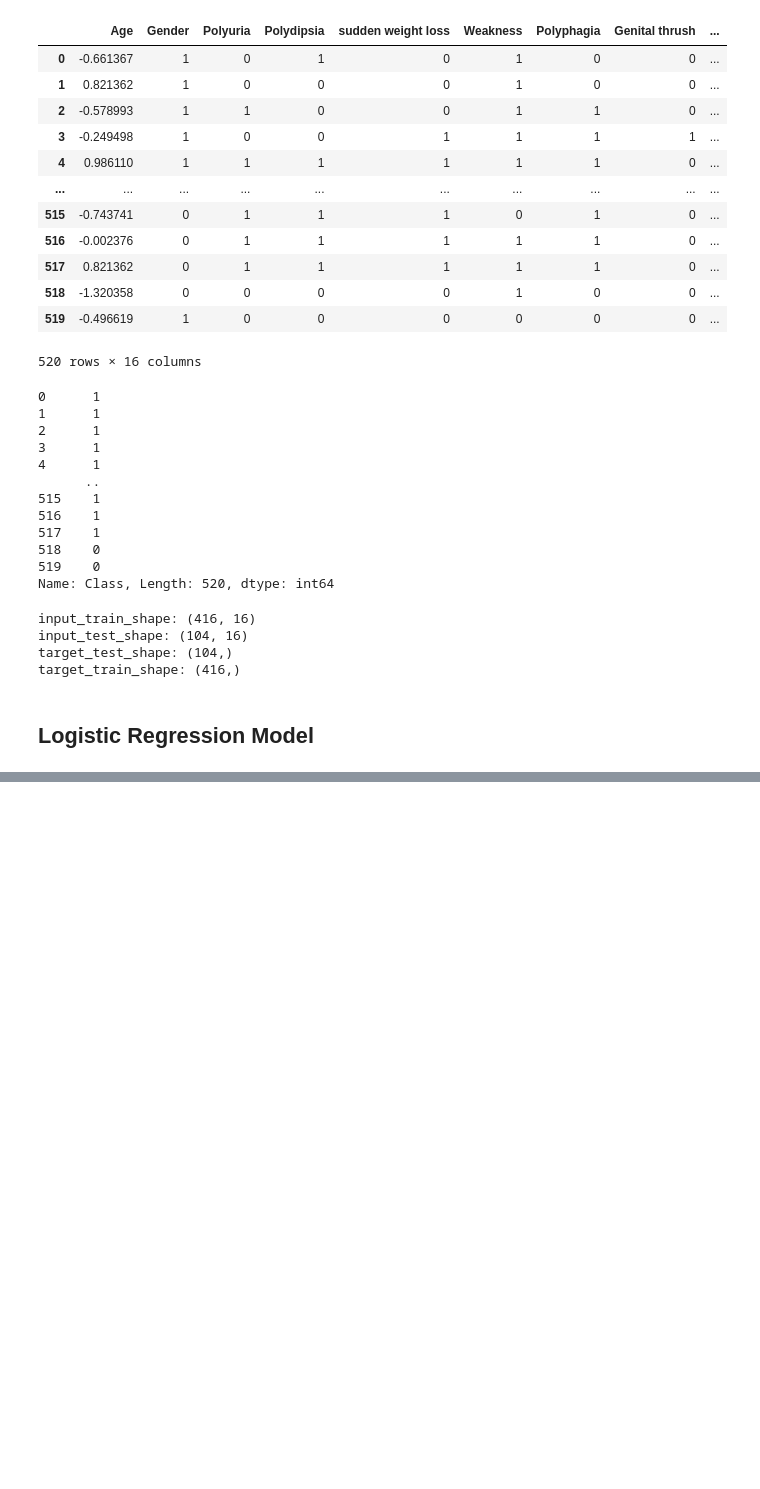
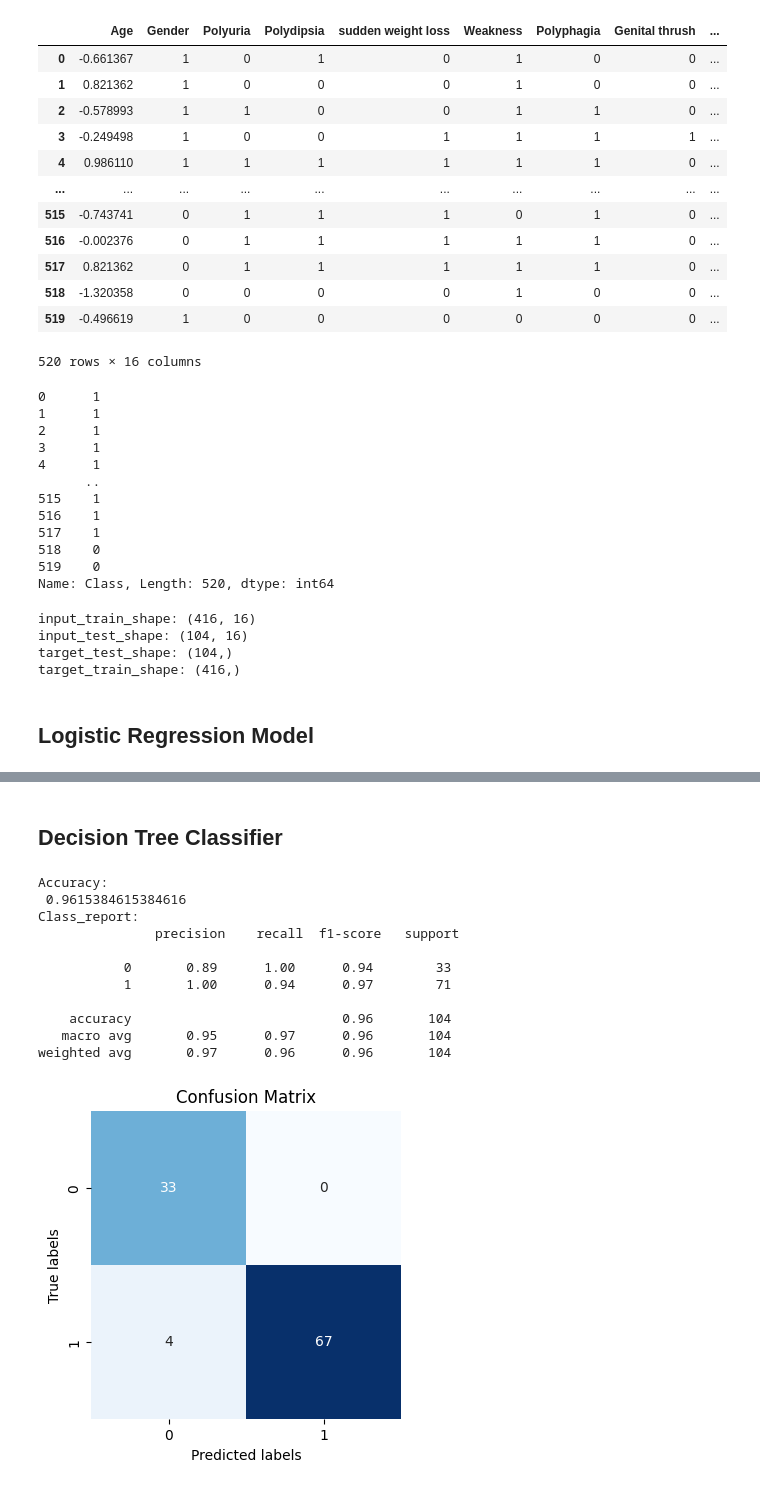
Before and after one commit to ifuu16/diabetes_early_detection, a Jupyter notebook: Early_Diabetes_Detection_Models.ipynb, the cells around one changed output, grey strips where cells are left out. Cells and saved outputs as stored; diff of their text form; code cells hidden in the pictures; blank space fills up the shorter version.

```diff
--- a/Early_Diabetes_Detection_Models.ipynb
+++ b/Early_Diabetes_Detection_Models.ipynb
@@ -143,0 +167,43 @@ Accuracy: 0.9230769230769231
+# %% [markdown]
+## Decision Tree Classifier
+# %%
+from sklearn.tree import DecisionTreeClassifier
+
+#Train the decision tree classifier
+
+dtc_model = DecisionTreeClassifier(max_depth=5, min_samples_split=5, min_samples_leaf=2)
+
+dtc_model.fit(input_train, target_train)
+
+# Make predictions on the test set
+target_pred_dtc = dtc_model.predict(input_test)
+
+#check the accuracy, report and confusion matrix
+accuracy_dtc =  accuracy_score(target_test, target_pred_dtc)
+print("Accuracy:\n",accuracy_dtc)
+class_report_dtc = classification_report(target_test, target_pred_dtc)
+print("Class_report:\n",class_report_dtc)
+
+# Compute confusion matrix
+conf_matrix = confusion_matrix(target_test, target_pred_dtc)
+
+# Plot confusion matrix
+plt.figure(figsize=(4, 4))
+sns.heatmap(conf_matrix, annot=True, fmt='d', cmap='Blues', cbar=False)
+plt.xlabel('Predicted labels')
+plt.ylabel('True labels')
+plt.title('Confusion Matrix')
+plt.show()
+# %% [output]
+Accuracy:
+ 0.9615384615384616
+Class_report:
+               precision    recall  f1-score   support
+
+           0       0.89      1.00      0.94        33
+           1       1.00      0.94      0.97        71
+
+    accuracy                           0.96       104
+   macro avg       0.95      0.97      0.96       104
+weighted avg       0.97      0.96      0.96       104
+[figure, added]
```
Also changed, not shown: parts of 18 cells of this notebook.
